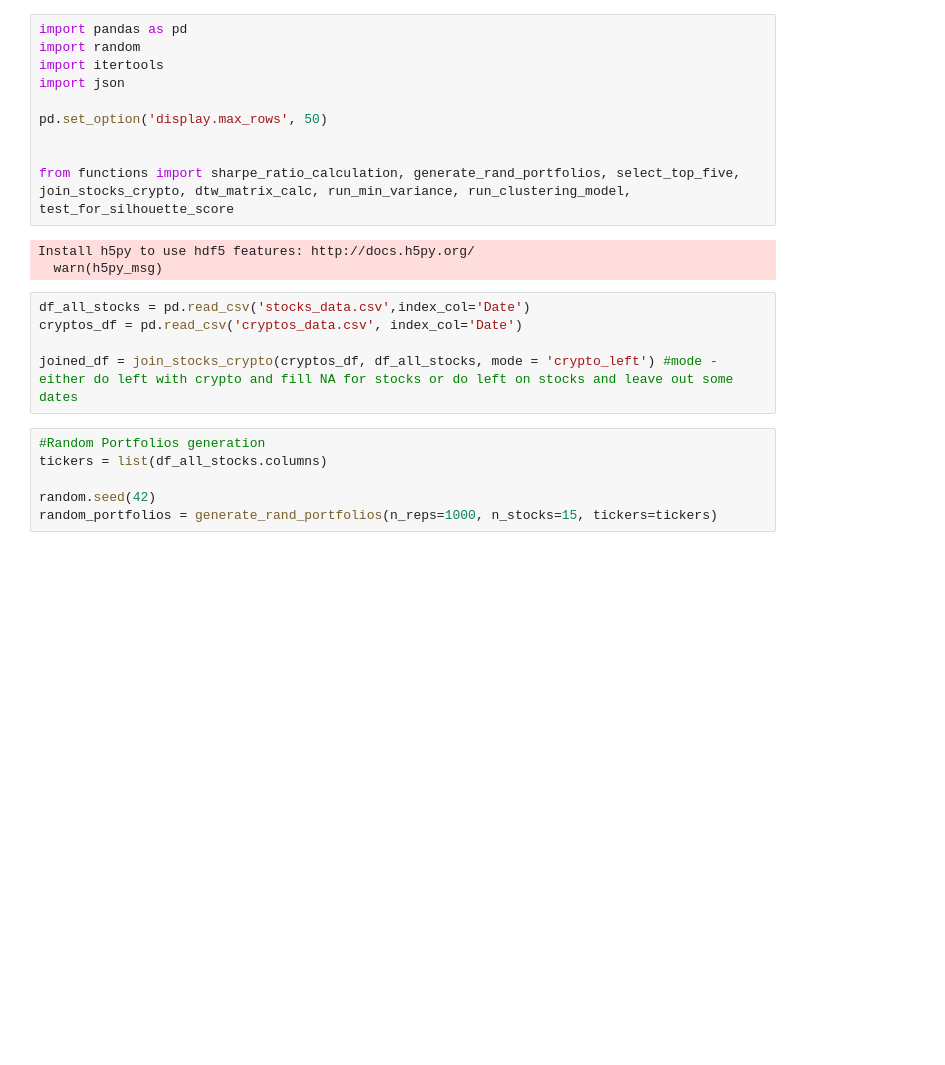
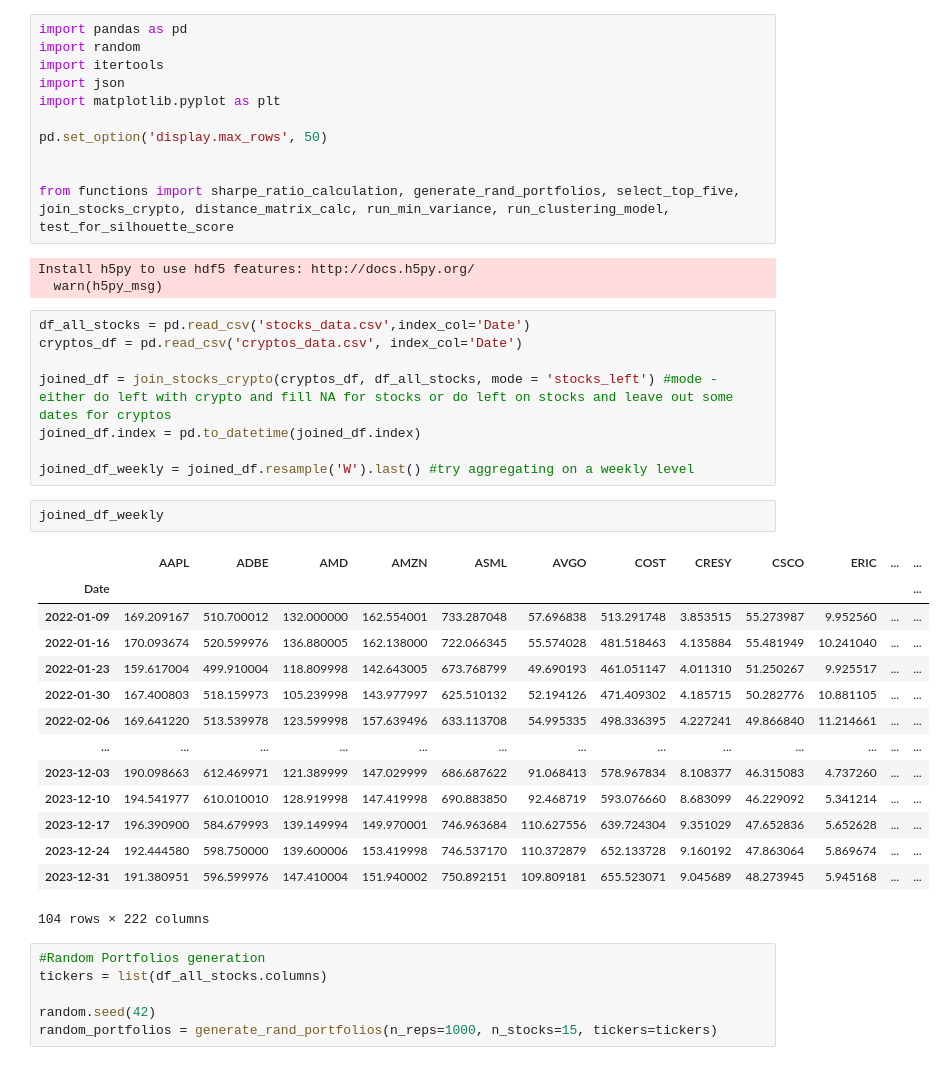
Before and after one commit to KirillKovalchuk02/thesis_clustering, a Jupyter notebook: data_process.ipynb, the cells around one changed output. Drawn from its saved outputs; the diff is of its cells as text; blank space fills up the shorter version.

```diff
--- a/data_process.ipynb
+++ b/data_process.ipynb
@@ -3,11 +3,12 @@ import pandas as pd
 import random
 import itertools
 import json
+import matplotlib.pyplot as plt
 
 pd.set_option('display.max_rows', 50)
 
 
-from functions import sharpe_ratio_calculation, generate_rand_portfolios, select_top_five, join_stocks_crypto, dtw_matrix_calc, run_min_variance, run_clustering_model, test_for_silhouette_score
+from functions import sharpe_ratio_calculation, generate_rand_portfolios, select_top_five, join_stocks_crypto, distance_matrix_calc, run_min_variance, run_clustering_model, test_for_silhouette_score
 # %% [output]
 Install h5py to use hdf5 features: http://docs.h5py.org/
   warn(h5py_msg)
@@ -15,7 +16,27 @@ Install h5py to use hdf5 features: http://docs.h5py.org/
 df_all_stocks = pd.read_csv('stocks_data.csv',index_col='Date')
 cryptos_df = pd.read_csv('cryptos_data.csv', index_col='Date')
 
-joined_df = join_stocks_crypto(cryptos_df, df_all_stocks, mode = 'crypto_left') #mode - either do left with crypto and fill NA for stocks or do left on stocks and leave out some dates
+joined_df = join_stocks_crypto(cryptos_df, df_all_stocks, mode = 'stocks_left') #mode - either do left with crypto and fill NA for stocks or do left on stocks and leave out some dates for cryptos
+joined_df.index = pd.to_datetime(joined_df.index)
+
+joined_df_weekly = joined_df.resample('W').last() #try aggregating on a weekly level
+# %%
+joined_df_weekly
+# %% [output]
+|  | AAPL | ADBE | AMD | AMZN | ASML | AVGO | COST | CRESY | CSCO | ERIC | ... | ... |
+| Date |  |  |  |  |  |  |  |  |  |  |  | ... |
+| 2022-01-09 | 169.209167 | 510.700012 | 132.000000 | 162.554001 | 733.287048 | 57.696838 | 513.291748 | 3.853515 | 55.273987 | 9.952560 | ... | ... |
+| 2022-01-16 | 170.093674 | 520.599976 | 136.880005 | 162.138000 | 722.066345 | 55.574028 | 481.518463 | 4.135884 | 55.481949 | 10.241040 | ... | ... |
+| 2022-01-23 | 159.617004 | 499.910004 | 118.809998 | 142.643005 | 673.768799 | 49.690193 | 461.051147 | 4.011310 | 51.250267 | 9.925517 | ... | ... |
+| 2022-01-30 | 167.400803 | 518.159973 | 105.239998 | 143.977997 | 625.510132 | 52.194126 | 471.409302 | 4.185715 | 50.282776 | 10.881105 | ... | ... |
+| 2022-02-06 | 169.641220 | 513.539978 | 123.599998 | 157.639496 | 633.113708 | 54.995335 | 498.336395 | 4.227241 | 49.866840 | 11.214661 | ... | ... |
+| ... | ... | ... | ... | ... | ... | ... | ... | ... | ... | ... | ... | ... |
+| 2023-12-03 | 190.098663 | 612.469971 | 121.389999 | 147.029999 | 686.687622 | 91.068413 | 578.967834 | 8.108377 | 46.315083 | 4.737260 | ... | ... |
+| 2023-12-10 | 194.541977 | 610.010010 | 128.919998 | 147.419998 | 690.883850 | 92.468719 | 593.076660 | 8.683099 | 46.229092 | 5.341214 | ... | ... |
+| 2023-12-17 | 196.390900 | 584.679993 | 139.149994 | 149.970001 | 746.963684 | 110.627556 | 639.724304 | 9.351029 | 47.652836 | 5.652628 | ... | ... |
+| 2023-12-24 | 192.444580 | 598.750000 | 139.600006 | 153.419998 | 746.537170 | 110.372879 | 652.133728 | 9.160192 | 47.863064 | 5.869674 | ... | ... |
+| 2023-12-31 | 191.380951 | 596.599976 | 147.410004 | 151.940002 | 750.892151 | 109.809181 | 655.523071 | 9.045689 | 48.273945 | 5.945168 | ... | ... |
+104 rows × 222 columns
 # %%
 #Random Portfolios generation
 tickers = list(df_all_stocks.columns)
```
Also changed, not shown: parts of 9 cells of this notebook, 5 other files.
